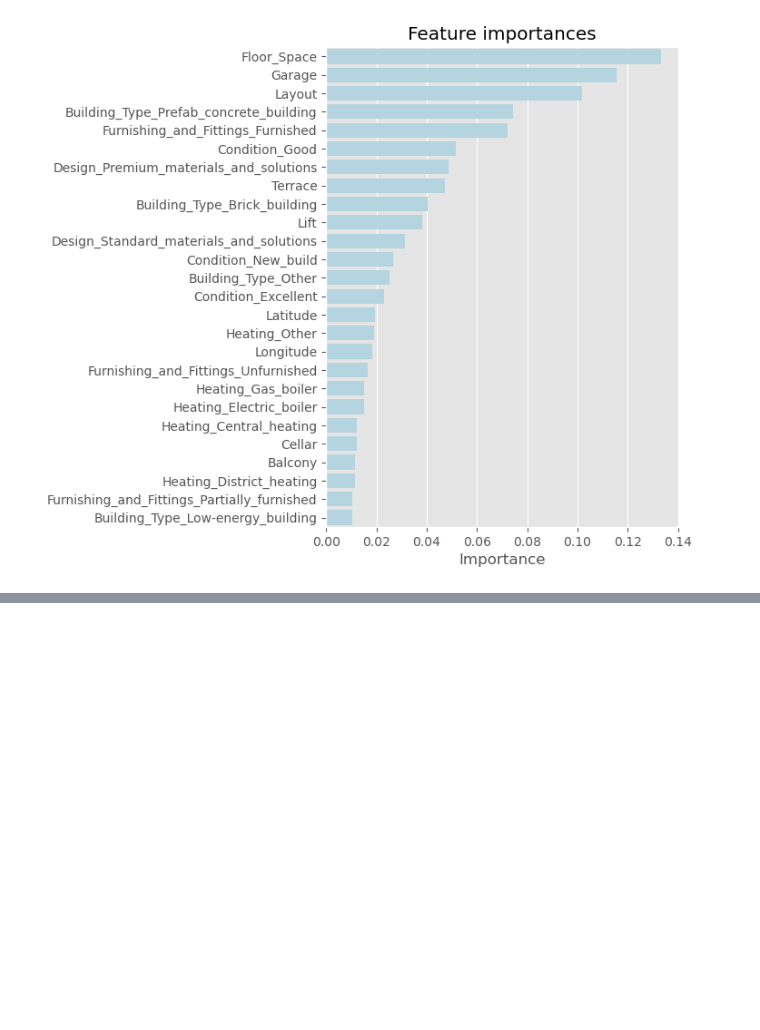
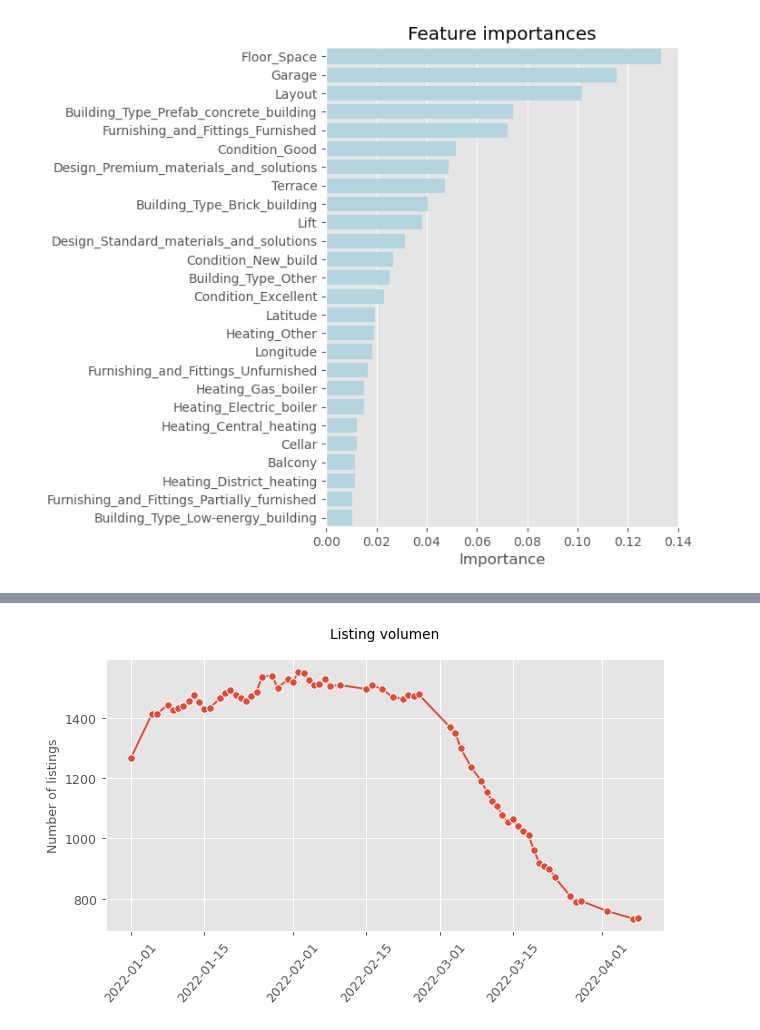
Before and after one commit to tomasz-bialy/Estate-Prague, a Jupyter notebook: Estate_Prague.ipynb, the cells around one changed output, grey strips where cells are left out. Drawn from its saved outputs; the diff is of its cells as text; code cells hidden in the pictures; blank space fills up the shorter version.

```diff
--- a/Estate_Prague.ipynb
+++ b/Estate_Prague.ipynb
@@ -582,0 +426,8 @@ plt.xticks(rotation=60);
+# %%
+plt.figure(figsize=(8,4),dpi=90)
+sns.lineplot(x=xs,y=ys2,markers=True,marker='o')
+plt.ylabel("Number of listings", fontsize= 10)
+plt.title("Listing volumen", fontsize= 11, y=1.05)
+plt.xticks(rotation=50);
+# %% [output]
+[figure, added]
```
Also changed, not shown: parts of 29 cells of this notebook.
